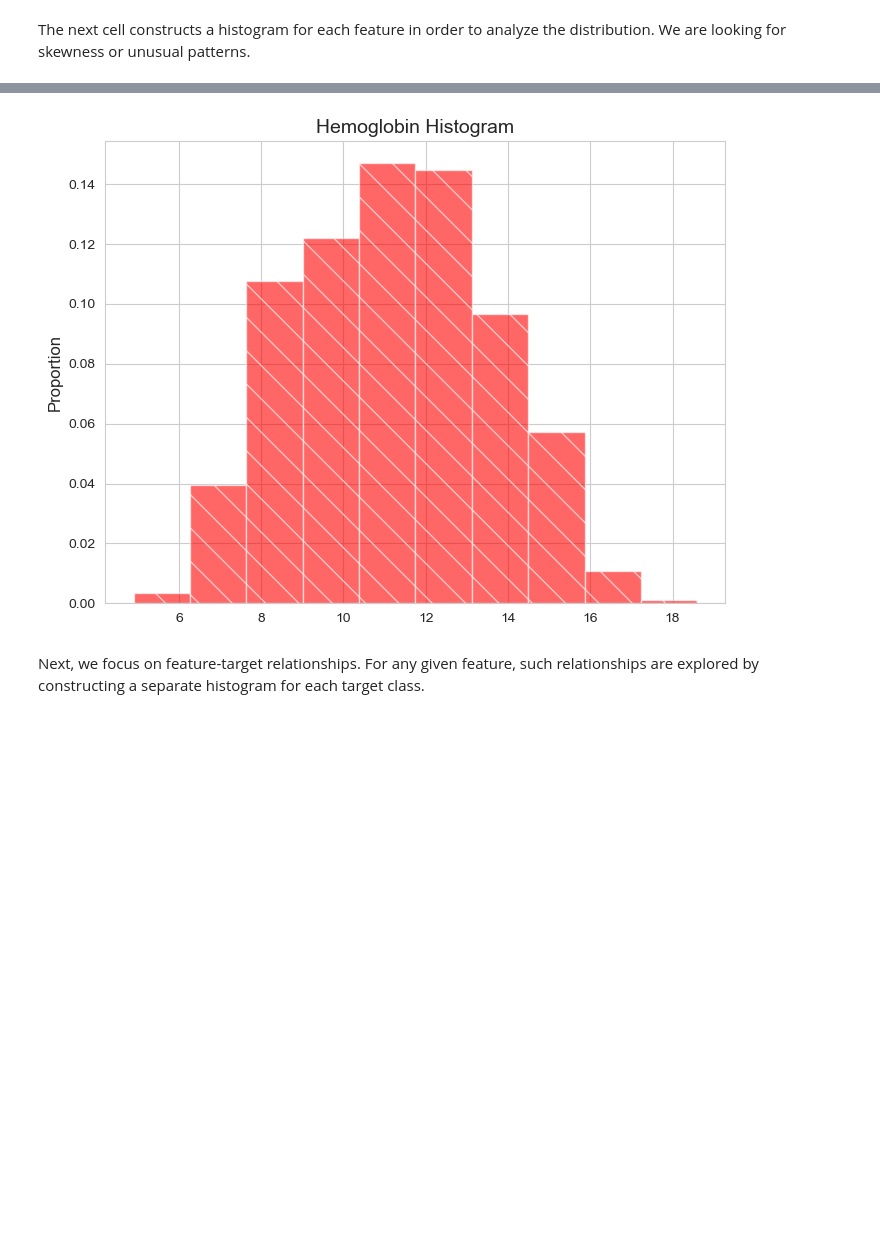
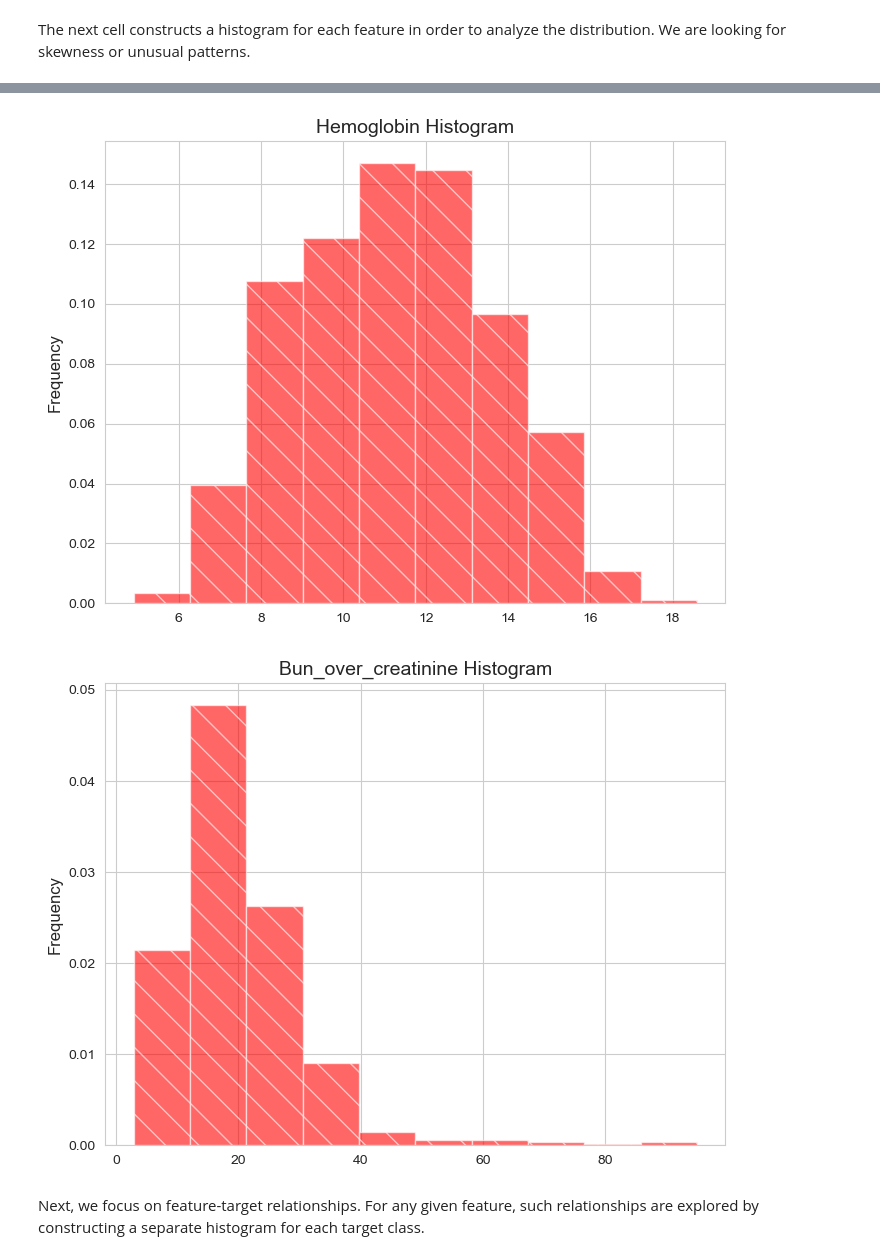
Before and after one commit to manns79/IgA-Nephropathy, a Jupyter notebook: EDA/feature_eda.ipynb, the cells around one changed output, grey strips where cells are left out. Saved outputs shown, nothing was run; the diff lists cells and outputs as text; code cells hidden in the pictures; blank space fills up the shorter version.

Commit message:
update feature distribution figure

```diff
--- a/EDA/feature_eda.ipynb
+++ b/EDA/feature_eda.ipynb
@@ -34,28 +39,30 @@ data_train.head()
 # %% [markdown]
 The next cell constructs a histogram for each feature in order to analyze the distribution. We are looking for skewness or unusual patterns.
 # %%
-features = data_train.columns[1:-2]
+features = data_train.columns[:-1]
 for feature in features:
     plt.figure(figsize = (8, 6))
     plt.hist(data_train[feature],
             color = 'red',
             hatch = '\\',
             alpha = 0.6,
             density = True)
-    plt.ylabel('Proportion',
+    plt.ylabel('Frequency',
               fontsize = 12)
     plt.title(f'{feature.capitalize()} Histogram',
              fontsize = 14)
+    plt.savefig(f'../Assets/{feature}_distribution')
     plt.show()
 # %% [output]
 [figure]
 [figure]
 [figure]
 [figure]
 [figure]
 [figure]
 [figure]
 [figure]
+[figure, added]
 # %% [markdown]
 Next, we focus on feature-target relationships. For any given feature, such relationships are explored by constructing a separate histogram for each target class.
 # %%
```
Also changed, not shown: parts of 1 cell of this notebook, 2 other files.
